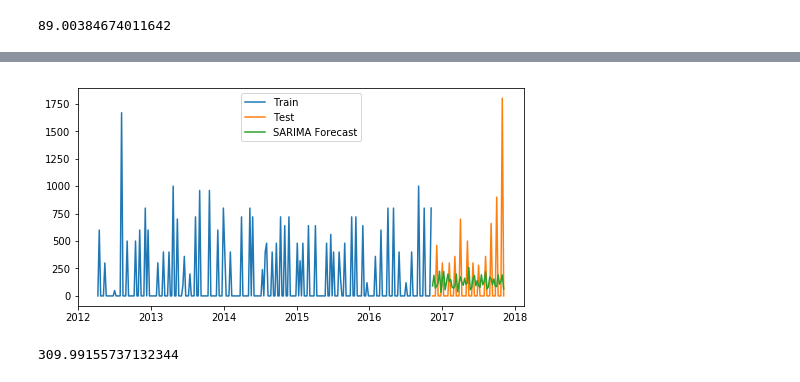
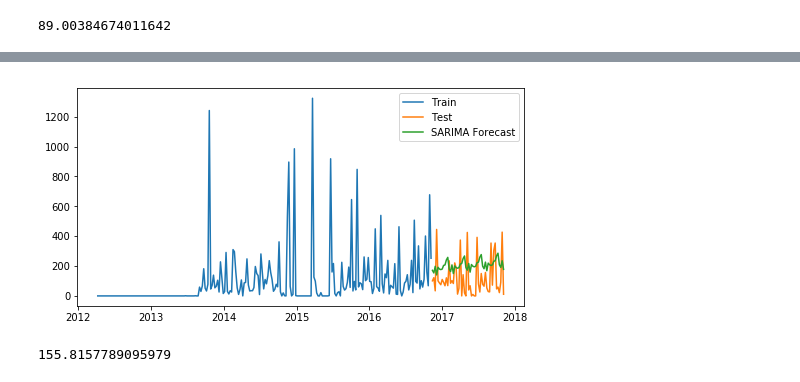
Before and after one commit to fabryandrea/dsi-project, a Jupyter notebook: project_make_groups6.ipynb, the cells around one changed output, grey strips where cells are left out. Cells and saved outputs as stored; diff of their text form; code cells hidden in the pictures.

```diff
--- a/project_make_groups6.ipynb
+++ b/project_make_groups6.ipynb
@@ -950,5 +1165,5 @@ INFO:fbprophet.forecaster:Disabling daily seasonality. Run prophet with daily_se
 # %%
 # plot one item
 from functions import plot_train_test
-plot_train_test(train_df, test_df, '8758-1')
+plot_train_test(train_df, test_df, '4175-7')
 # %% [output]
@@ -959,0 +1338,8 @@ y_hat = make_copy_df(test_df, '8758-1')
+# %%
+# plot one item
+from functions import plot_train_test
+plot_train_test(train_df, test_df, '2911')
+
+# make a df to store all our predictions
+from functions import make_copy_df
+y_hat = make_copy_df(test_df, '2911')
@@ -963,9 +1351,9 @@ from functions import moving_average
 from functions import plot_time_series
 from functions import RMSE
 
-y_hat['moving_avg'] = moving_average(train_df['8758-1'], m=52)
+y_hat['moving_avg'] = moving_average(train_df['2911'], m=52)
 
-plot_time_series(train_df, test_df, '8758-1', y_hat, 'moving_avg', 'Moving Average Forecast')
+plot_time_series(train_df, test_df, '2911', y_hat, 'moving_avg', 'Moving Average Forecast')
 
-RMSE(test_df,'8758-1', y_hat, 'moving_avg')
+RMSE(test_df,'2911', y_hat, 'moving_avg')
 # %% [output]
@@ -973,0 +1362,18 @@ RMSE(test_df,'8758-1', y_hat, 'moving_avg')
+# %%
+# Holt-Winters
+# here we have trend and seasonality, so we will use Holt-Winters with Statsmodels
+# additive trend and seasonality, no trend damping, seasonal periods=12
+import numpy as np
+from statsmodels.tsa.api import ExponentialSmoothing
+
+fit1 = ExponentialSmoothing(np.asarray(train_df['2911']), seasonal_periods=12,
+                            trend='additive', seasonal='additive').fit(smoothing_level=0.51,
+                                                             smoothing_slope=0.015,
+                                                             smoothing_seasonal=0.1)
+y_hat['Holt_Winter'] = fit1.forecast(len(test_df))
+
+# plot
+plot_time_series(train_df, test_df, '2911', y_hat, 'Holt_Winter', 'Holt_Winter Forecast')
+
+# calculate RMSE
+RMSE(test_df,'2911', y_hat, 'Holt_Winter')
@@ -1033,16 +1465,16 @@ Warnings:
 # %%
 # fit with SARIMAX
 from statsmodels.tsa.statespace.sarimax import SARIMAX
 
-fit1 = SARIMAX(train_df['8758-1'], order=(3, 1, 1), seasonal_order=(2,1,1,12), freq='W').fit()
+fit1 = SARIMAX(train_df['2911'], order=(0, 1, 1), seasonal_order=(0,1,1,12), freq='W').fit()
 y_hat['SARIMA'] = fit1.predict(start="2016-11-06", end="2017-11-05", dynamic=True, typ='levels')
 
 # plot
-plot_time_series(train_df, test_df, '8758-1', y_hat, 'SARIMA', 'SARIMA Forecast')
+plot_time_series(train_df, test_df, '2911', y_hat, 'SARIMA', 'SARIMA Forecast')
 
 # calculate RMSE
 
-RMSE(test_df,'8758-1', y_hat, 'SARIMA')
+RMSE(test_df,'2911', y_hat, 'SARIMA')
 # %% [output]
-[figure, old version]
+[figure, new version]
-309.99155737132344
+155.8157789095979
```
Also changed, not shown: parts of 66 cells of this notebook, 19 other files.
